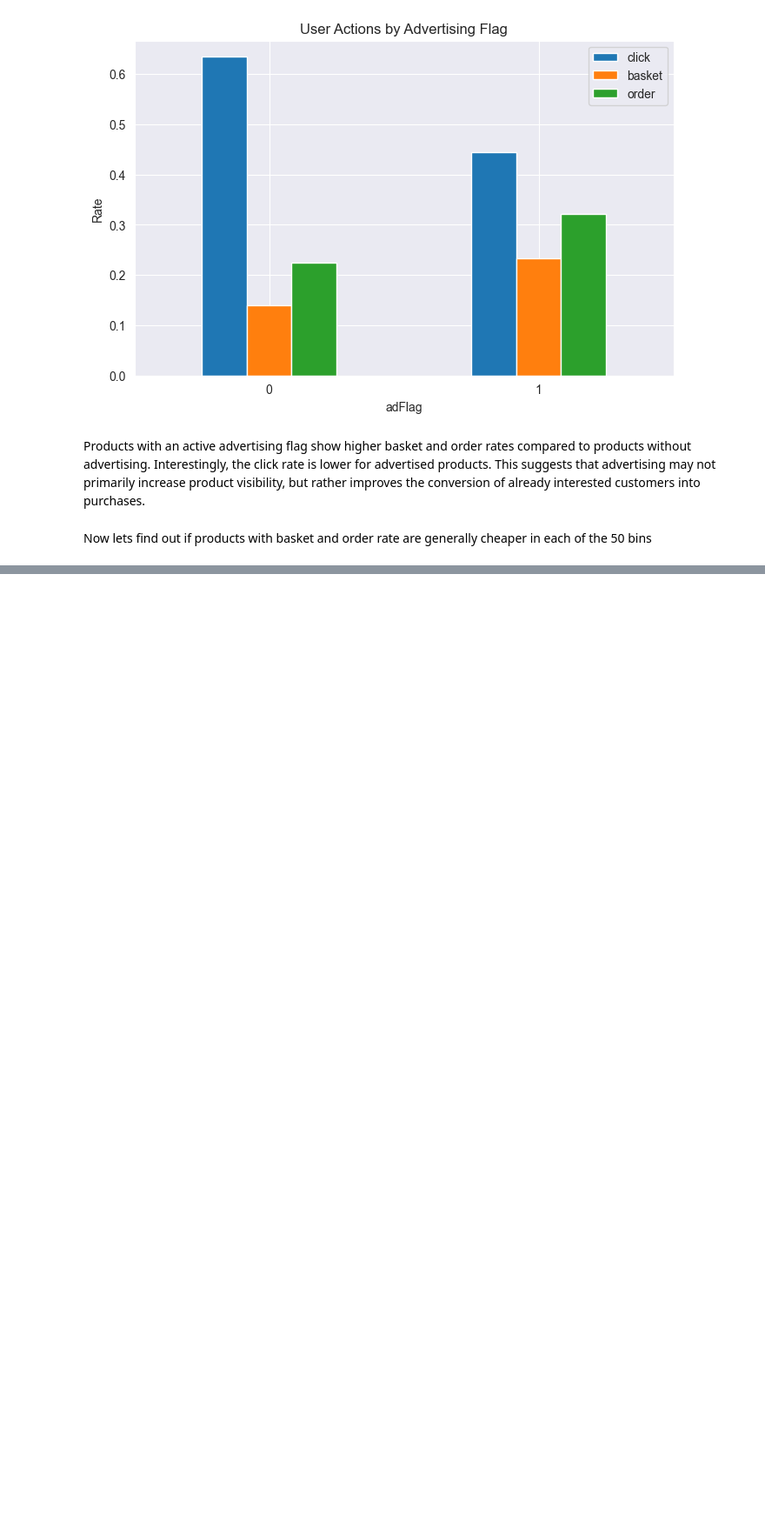
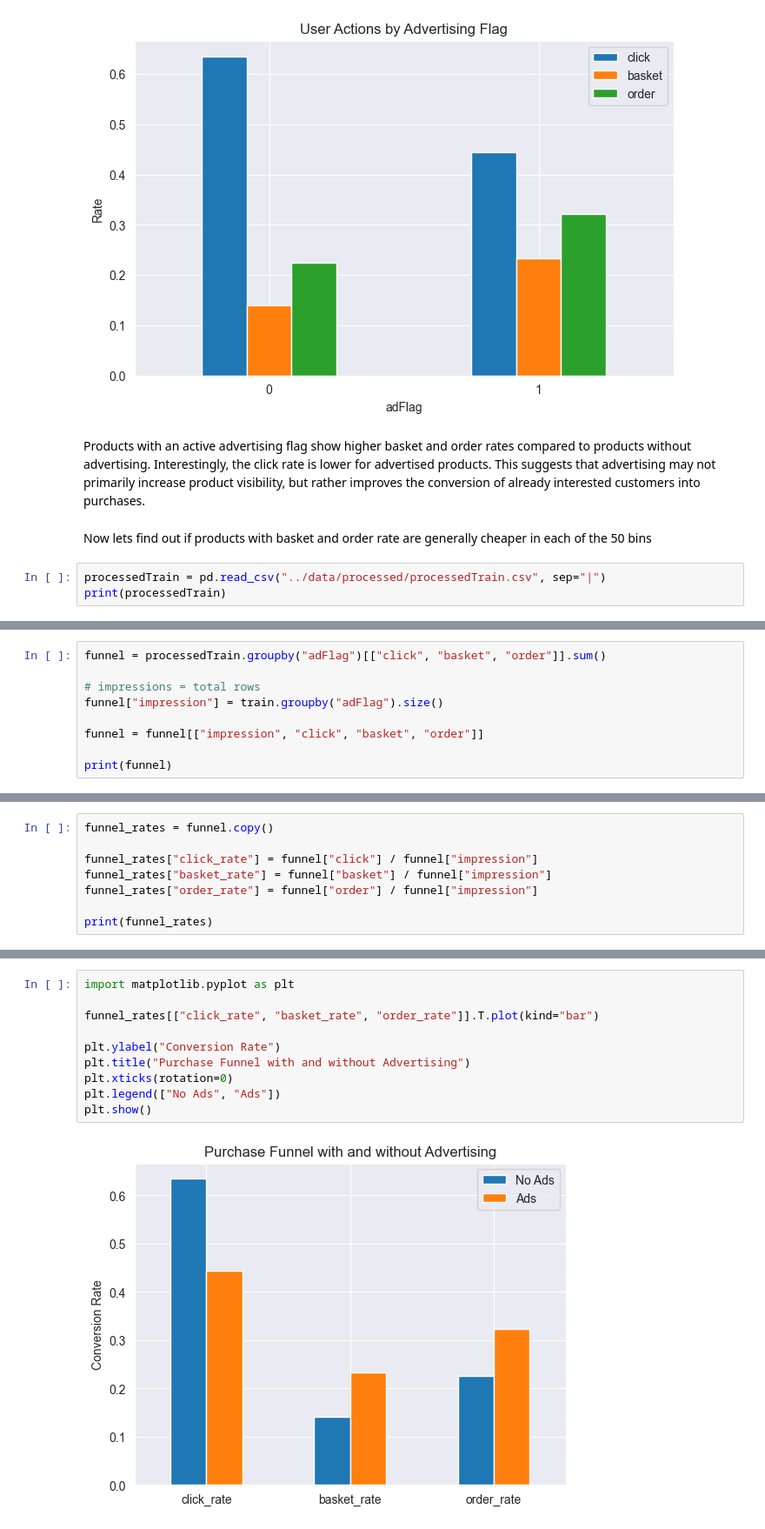
Before and after one commit to Happydeath97/analyticalProjectProductPricing, a Jupyter notebook: notebooks/EDA_Said.ipynb, the cells around one changed output, grey strips where cells are left out. Shown at 87% size. Saved outputs shown, nothing was run; the diff lists cells and outputs as text; blank space fills up the shorter version.

```diff
--- a/notebooks/EDA_Said.ipynb
+++ b/notebooks/EDA_Said.ipynb
@@ -379,3 +379,6 @@ Interestingly, the click rate is lower for advertised products.
 This suggests that advertising may not primarily increase product visibility, but rather improves the conversion of already interested customers into purchases.
 # %% [markdown]
 Now lets find out if products with basket and order rate are generally cheaper in each of the 50 bins
+# %%
+processedTrain = pd.read_csv("../data/processed/processedTrain.csv", sep="|")
+print(processedTrain)
@@ -381,0 +403,9 @@ Now lets find out if products with basket and order rate are generally cheaper i
+# %%
+funnel = processedTrain.groupby("adFlag")[["click", "basket", "order"]].sum()
+
+# impressions = total rows
+funnel["impression"] = train.groupby("adFlag").size()
+
+funnel = funnel[["impression", "click", "basket", "order"]]
+
+print(funnel)
@@ -381,0 +417,8 @@ Now lets find out if products with basket and order rate are generally cheaper i
+# %%
+funnel_rates = funnel.copy()
+
+funnel_rates["click_rate"] = funnel["click"] / funnel["impression"]
+funnel_rates["basket_rate"] = funnel["basket"] / funnel["impression"]
+funnel_rates["order_rate"] = funnel["order"] / funnel["impression"]
+
+print(funnel_rates)
@@ -381,0 +435,12 @@ Now lets find out if products with basket and order rate are generally cheaper i
+# %%
+import matplotlib.pyplot as plt
+
+funnel_rates[["click_rate", "basket_rate", "order_rate"]].T.plot(kind="bar")
+
+plt.ylabel("Conversion Rate")
+plt.title("Purchase Funnel with and without Advertising")
+plt.xticks(rotation=0)
+plt.legend(["No Ads", "Ads"])
+plt.show()
+# %% [output]
+[figure, added]
```
Also changed, not shown: parts of 4 cells of this notebook, 1 other file.
